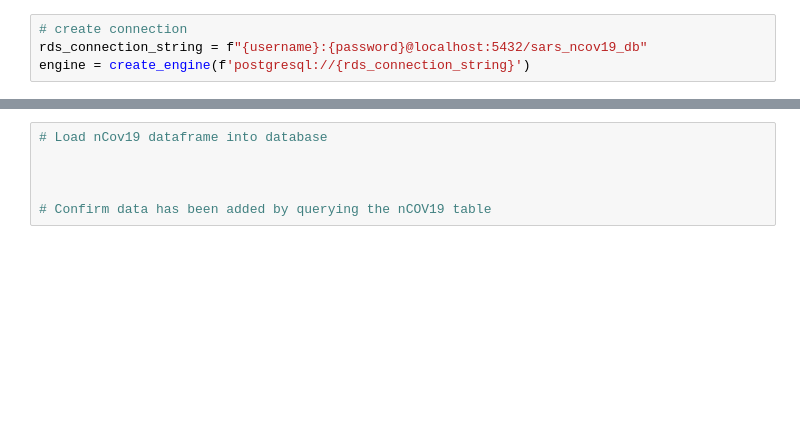
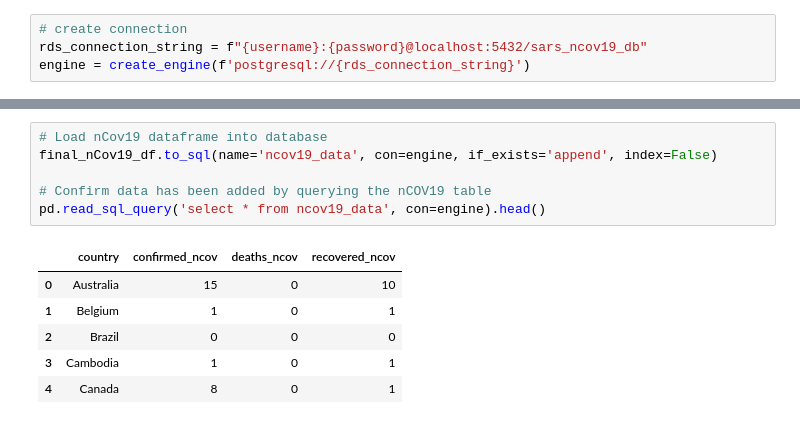
Before and after one commit to sopofedupz/ETL_Project, a Jupyter notebook: ETL_nCOV19_SARS-checkpoint.ipynb, the cells around one changed output, grey strips where cells are left out. Drawn from its saved outputs; the diff is of its cells as text; blank space fills up the shorter version.

Commit message:
updated some jupyter notebook codes and added query file

```diff
--- a/ETL_nCOV19_SARS-checkpoint.ipynb
+++ b/ETL_nCOV19_SARS-checkpoint.ipynb
@@ -357,9 +350,16 @@ engine.table_names()
 # %%
 # Load nCov19 dataframe into database
-
-
+final_nCov19_df.to_sql(name='ncov19_data', con=engine, if_exists='append', index=False)
 
 # Confirm data has been added by querying the nCOV19 table
+pd.read_sql_query('select * from ncov19_data', con=engine).head()
+# %% [output]
+|  | country | confirmed_ncov | deaths_ncov | recovered_ncov |
+| 0 | Australia | 15 | 0 | 10 |
+| 1 | Belgium | 1 | 0 | 1 |
+| 2 | Brazil | 0 | 0 | 0 |
+| 3 | Cambodia | 1 | 0 | 1 |
+| 4 | Canada | 8 | 0 | 1 |
 # %%
 # Load SARS outbreak dataframe into database
 final_table_sars03.to_sql(name='sars03_data', con=engine, if_exists='append', index=False)
```
Also changed, not shown: parts of 15 cells of this notebook, 1 other file.
